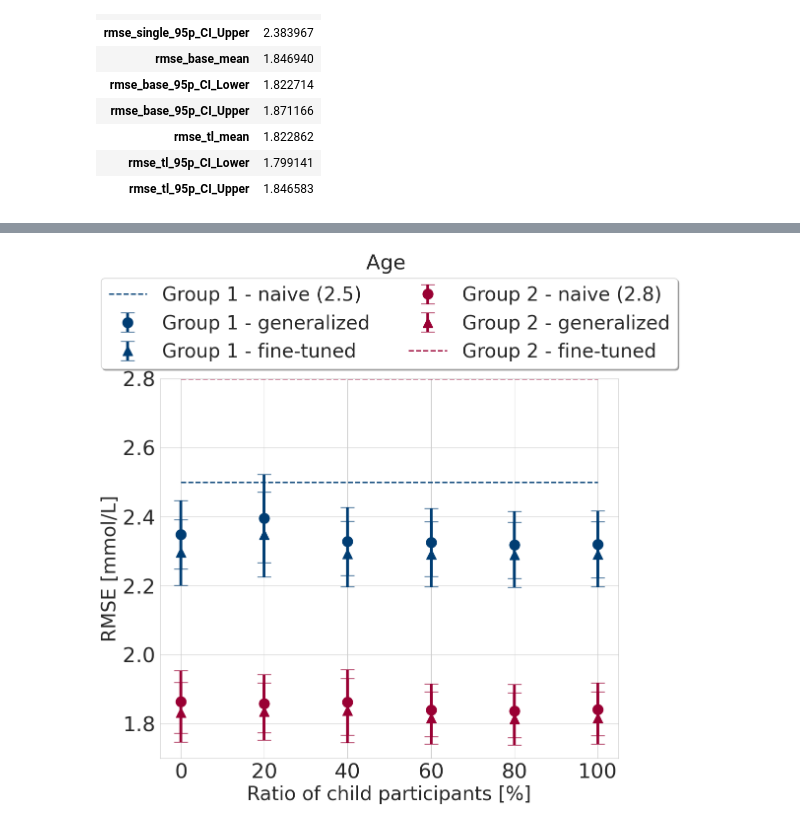
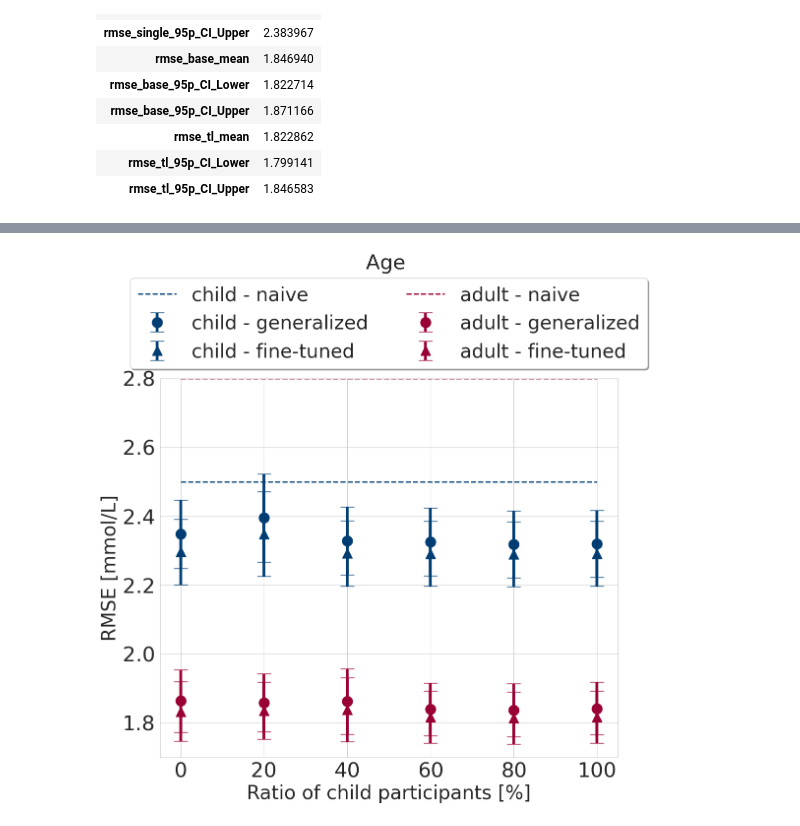
Before and after one commit to hulmanlab/jchr_racial_diff, a Jupyter notebook: scripts/3_2_plot_results.ipynb, the cells around one changed output, grey strips where cells are left out. Cells and saved outputs as stored; diff of their text form; code cells hidden in the pictures.

```diff
--- a/scripts/3_2_plot_results.ipynb
+++ b/scripts/3_2_plot_results.ipynb
@@ -319,11 +293,11 @@ err4 = plt.errorbar(x=x_tl_values_gr2, y=y_group2_tl, yerr=yerr_group2_tl, fmt=m
 # Custom legend order
 handles = [
     line1, err1, err2,
-    err3, err4, line2
+    line2, err3, err4
 ]
 labels = [
-    f'Group 1 - naive ({round(y_value_gr1, 2)})', f'Group 1 - generalized', f'Group 1 - fine-tuned',
-    f'Group 2 - naive ({round(y_value_gr2, 2)})', f'Group 2 - generalized', f'Group 2 - fine-tuned'
+    f'{group1} - naive', f'{group1} - generalized', f'{group1} - fine-tuned',
+    f'{group2} - naive', f'{group2} - generalized', f'{group2} - fine-tuned'
 ]
 plt.legend(handles=handles, labels=labels, loc='lower center', bbox_to_anchor=(0.5, 1), ncol=2, fancybox=True, shadow=True, fontsize='28')
 
@@ -341,31 +315,31 @@ elif column == 'race':
 else:
     plt.title(f'Sex ', fontsize=30, pad=my_pad)#(n = 88 males & 117 females)\n group - model', fontsize=30, pad=160)#'Root Mean-Squared Errors with 95% CIs', fontsize=30, pad= 120)
 
 # plt.suptitle('group - model', fontsize=30, va='center')
 plt.xlabel(f'Ratio of {group1} participants [%]', fontsize=28)
 plt.ylabel('RMSE [mmol/L]', fontsize=28)
 plt.tick_params(axis='both', which='major', labelsize=30)
 plt.ylim(bottom=1.7)
 plt.ylim(top=2.8)
 # plt.xticks(df_stats_gr1['ratio'])
 # plt.text(53, 0.2, 'Average RMSEs across all ratios \n(mean[95% CI] mmol/L)\n     Before fine-tuning\n        White: 2.81[2.76, 2.85]\n        Black: 2.71[2.65, 2.77]\n     After fine-tuning\n        White: 2.06[2.04, 2.09]\n        Black: 2.00[1.98, 2.03]', fontsize=18,
 #          bbox=dict(facecolor='lightgray', alpha=0.5, edgecolor='black', boxstyle='round,pad=1'))
 # plt.ylim(0, 3.5)
 
 
 
 # Show the plot
 # Get current axes
 
 plt.savefig(f'../results/processed_data/3_1_calculated_ressults/3_1_calculated_results_v6_{column}.png', dpi=600, format='png')  # Save as high-resolution PNG file
 
 plt.show()
 
 y_diff1 = y_group1-y_group1_tl
 y_diff2 = y_diff1.mean()
 
 
 y_diff3 = y_group2-y_group2_tl
 y_diff4 = y_diff3.mean()
 # %% [output]
-[figure, old version]
+[figure, new version]
```
Also changed, not shown: parts of 8 cells of this notebook.
